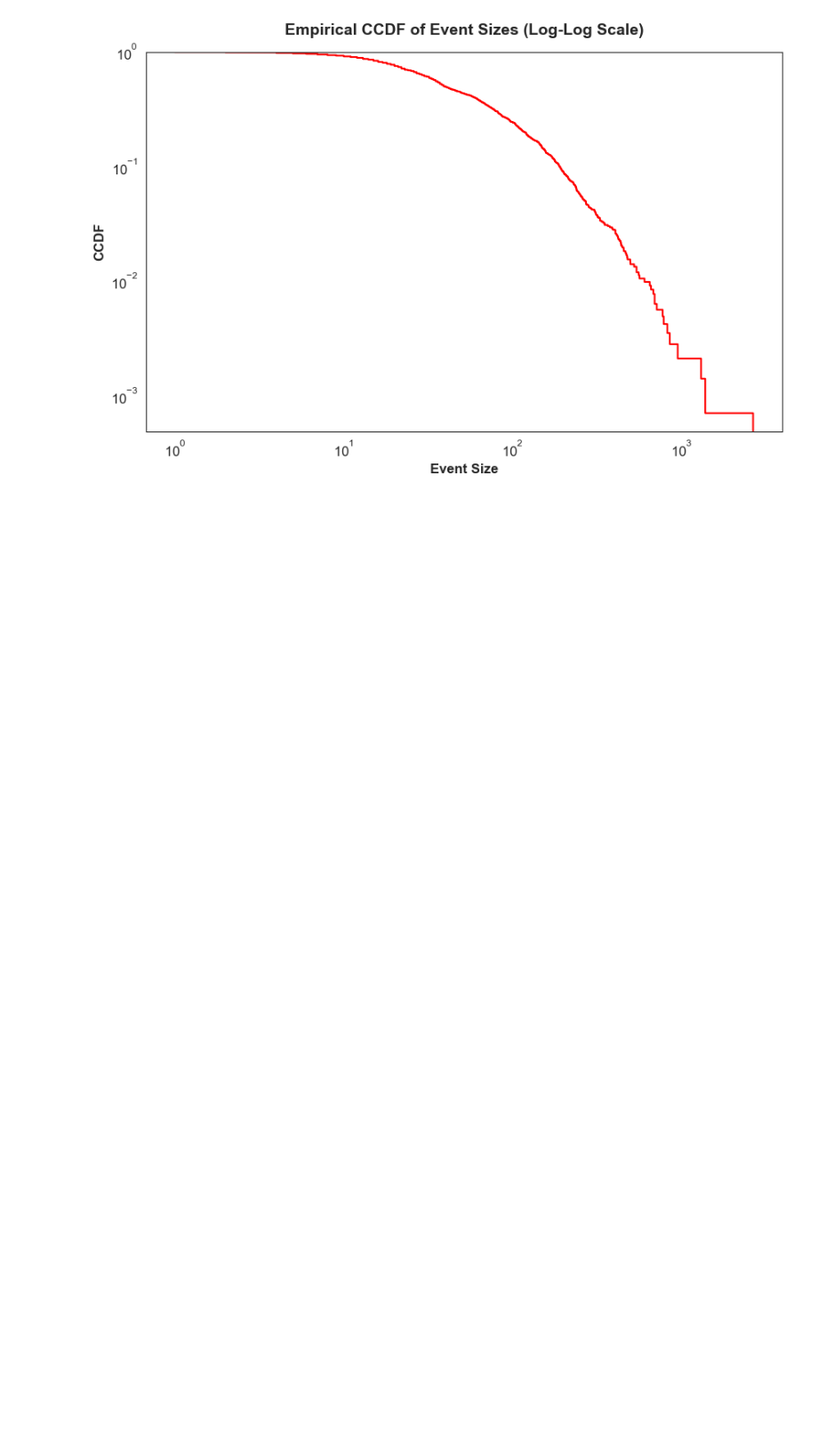
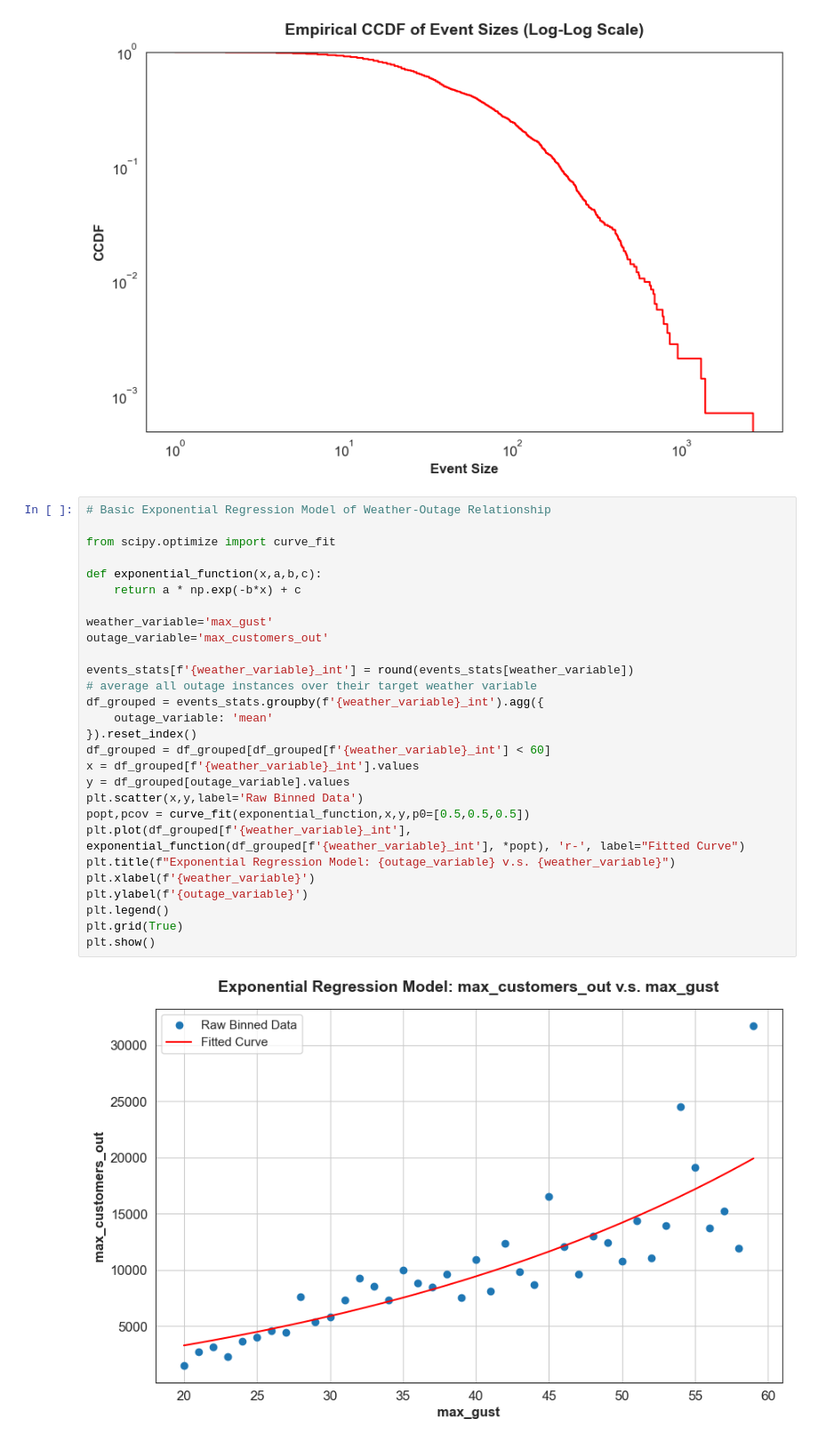
Before and after one commit to arslanleo/eagleiDataProcessor, a Jupyter notebook: analysis_examples.ipynb, the cells around one changed output. Shown at 89% size. Cells and saved outputs as stored; diff of their text form; blank space fills up the shorter version.

Commit message:
added regression analysis example

```diff
--- a/analysis_examples.ipynb
+++ b/analysis_examples.ipynb
@@ -407,3 +407,33 @@ plt.show()
 # %% [output]
 [figure]
 [figure]
+# %%
+# Basic Exponential Regression Model of Weather-Outage Relationship
+
+from scipy.optimize import curve_fit
+
+def exponential_function(x,a,b,c):
+    return a * np.exp(-b*x) + c
+
+weather_variable='max_gust'
+outage_variable='max_customers_out'
+
+events_stats[f'{weather_variable}_int'] = round(events_stats[weather_variable])
+# average all outage instances over their target weather variable
+df_grouped = events_stats.groupby(f'{weather_variable}_int').agg({
+    outage_variable: 'mean'
+}).reset_index()
+df_grouped = df_grouped[df_grouped[f'{weather_variable}_int'] < 60]
+x = df_grouped[f'{weather_variable}_int'].values
+y = df_grouped[outage_variable].values
+plt.scatter(x,y,label='Raw Binned Data')
+popt,pcov = curve_fit(exponential_function,x,y,p0=[0.5,0.5,0.5])
+plt.plot(df_grouped[f'{weather_variable}_int'], exponential_function(df_grouped[f'{weather_variable}_int'], *popt), 'r-', label="Fitted Curve")
+plt.title(f"Exponential Regression Model: {outage_variable} v.s. {weather_variable}")
+plt.xlabel(f'{weather_variable}')
+plt.ylabel(f'{outage_variable}')
+plt.legend()
+plt.grid(True)
+plt.show()
+# %% [output]
+[figure, added]
```
